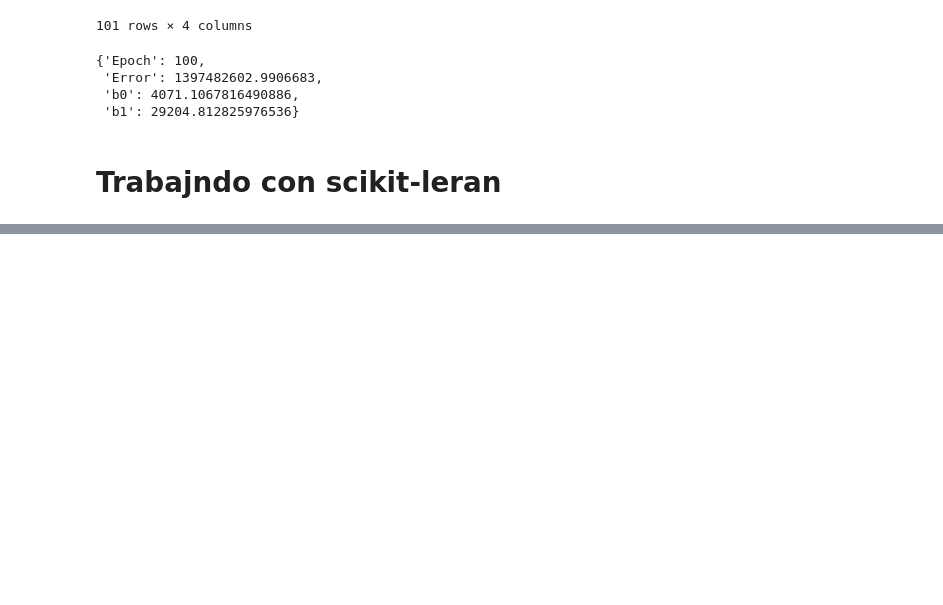
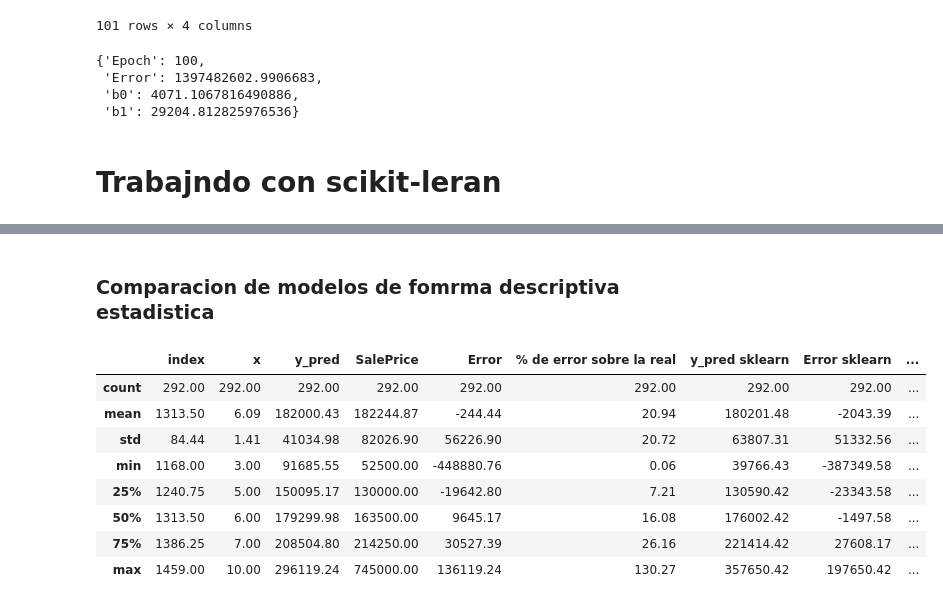
Before and after one commit to ronaldbailey/Proyecto-1---Regresi-n-con-Progra-, a Jupyter notebook: Proyecto #1 - (Regresión con Progra).ipynb, the cells around one changed output, grey strips where cells are left out. Drawn from its saved outputs; the diff is of its cells as text; code cells hidden in the pictures; blank space fills up the shorter version.

```diff
--- a/Proyecto #1 - (Regresión con Progra).ipynb
+++ b/Proyecto #1 - (Regresión con Progra).ipynb
@@ -134,0 +207,19 @@ import numpy as np
+# %% [markdown]
+### Comparacion de modelos de fomrma descriptiva estadistica
+# %%
+proyeccion1['Error sklearn'] =  proyeccion1['y_pred sklearn']-proyeccion1['SalePrice'] ##SalePrice es la y real de la validacion
+proyeccion1['% de error sobre la real sklearn'] = 100*proyeccion1['Error sklearn'].abs()/proyeccion1['SalePrice']
+#display(proyeccion[3:6])
+resumen1 = proyeccion1.describe().round(2)
+resumen1['% de error sobre la real sklearn'] = resumen1['% de error sobre la real sklearn'].astype(str)+'%'
+display(resumen1)
+# %% [output]
+|  | index | x | y_pred | SalePrice | Error | % de error sobre la real | y_pred sklearn | Error sklearn | ... |
+| count | 292.00 | 292.00 | 292.00 | 292.00 | 292.00 | 292.00 | 292.00 | 292.00 | ... |
+| mean | 1313.50 | 6.09 | 182000.43 | 182244.87 | -244.44 | 20.94 | 180201.48 | -2043.39 | ... |
+| std | 84.44 | 1.41 | 41034.98 | 82026.90 | 56226.90 | 20.72 | 63807.31 | 51332.56 | ... |
+| min | 1168.00 | 3.00 | 91685.55 | 52500.00 | -448880.76 | 0.06 | 39766.43 | -387349.58 | ... |
+| 25% | 1240.75 | 5.00 | 150095.17 | 130000.00 | -19642.80 | 7.21 | 130590.42 | -23343.58 | ... |
+| 50% | 1313.50 | 6.00 | 179299.98 | 163500.00 | 9645.17 | 16.08 | 176002.42 | -1497.58 | ... |
+| 75% | 1386.25 | 7.00 | 208504.80 | 214250.00 | 30527.39 | 26.16 | 221414.42 | 27608.17 | ... |
+| max | 1459.00 | 10.00 | 296119.24 | 745000.00 | 136119.24 | 130.27 | 357650.42 | 197650.42 | ... |
```
Also changed, not shown: parts of 7 cells of this notebook, 1 other file.
